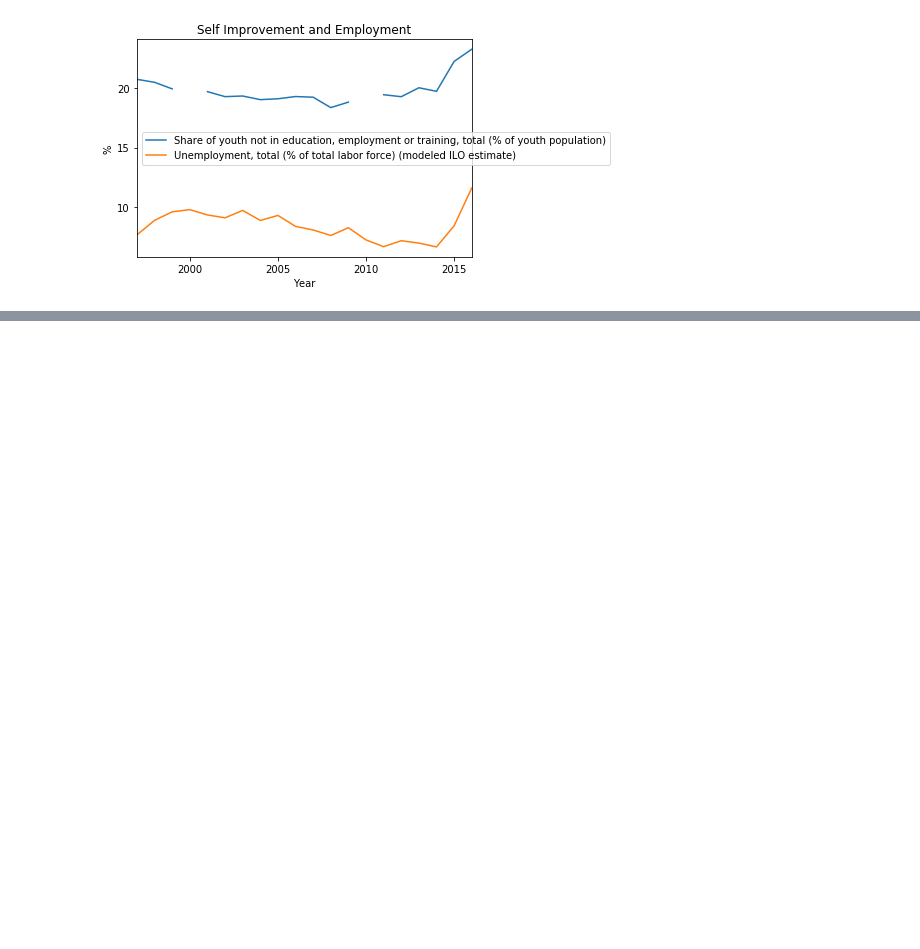
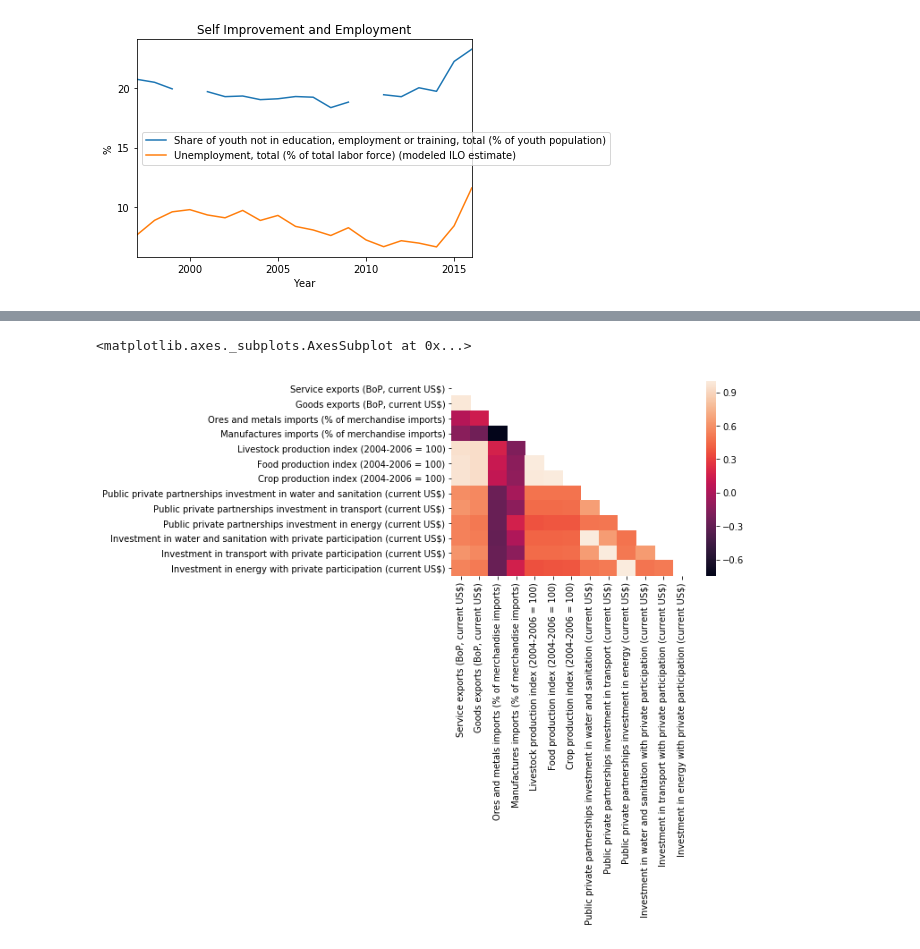
Before and after one commit to Thiagobc23/Practice, a Jupyter notebook: Python/Pandas/bra.ipynb, the cells around one changed output, grey strips where cells are left out. Saved outputs shown, nothing was run; the diff lists cells and outputs as text; code cells hidden in the pictures; blank space fills up the shorter version.

```diff
--- a/Python/Pandas/bra.ipynb
+++ b/Python/Pandas/bra.ipynb
@@ -67,0 +77,21 @@ plt.show()
+# %%
+#Check Correlation of some fields
+
+import seaborn as sb
+
+c = bra[['Service exports (BoP, current US$)',
+ 'Goods exports (BoP, current US$)',
+ 'Ores and metals imports (% of merchandise imports)',
+ 'Manufactures imports (% of merchandise imports)',
+ 'Livestock production index (2004-2006 = 100)',
+ 'Food production index (2004-2006 = 100)',
+ 'Crop production index (2004-2006 = 100)',
+ 'Public private partnerships investment in water and sanitation (current US$)',
+ 'Public private partnerships investment in transport (current US$)',
+ 'Public private partnerships investment in energy (current US$)',
+ 'Investment in water and sanitation with private participation (current US$)',
+ 'Investment in transport with private participation (current US$)',
+ 'Investment in energy with private participation (current US$)']]
+
+corr = c.corr(method='pearson')
+corr.head()
@@ -67,0 +105,8 @@ plt.show()
+# %%
+# plot a correlation with a heat map
+mask = np.zeros_like(corr)
+mask[np.triu_indices_from(mask)] = 1
+sb.heatmap(corr, mask=mask)
+# %% [output]
+<matplotlib.axes._subplots.AxesSubplot at 0x...>
+[figure, added]
```
Also changed, not shown: parts of 7 cells of this notebook.
